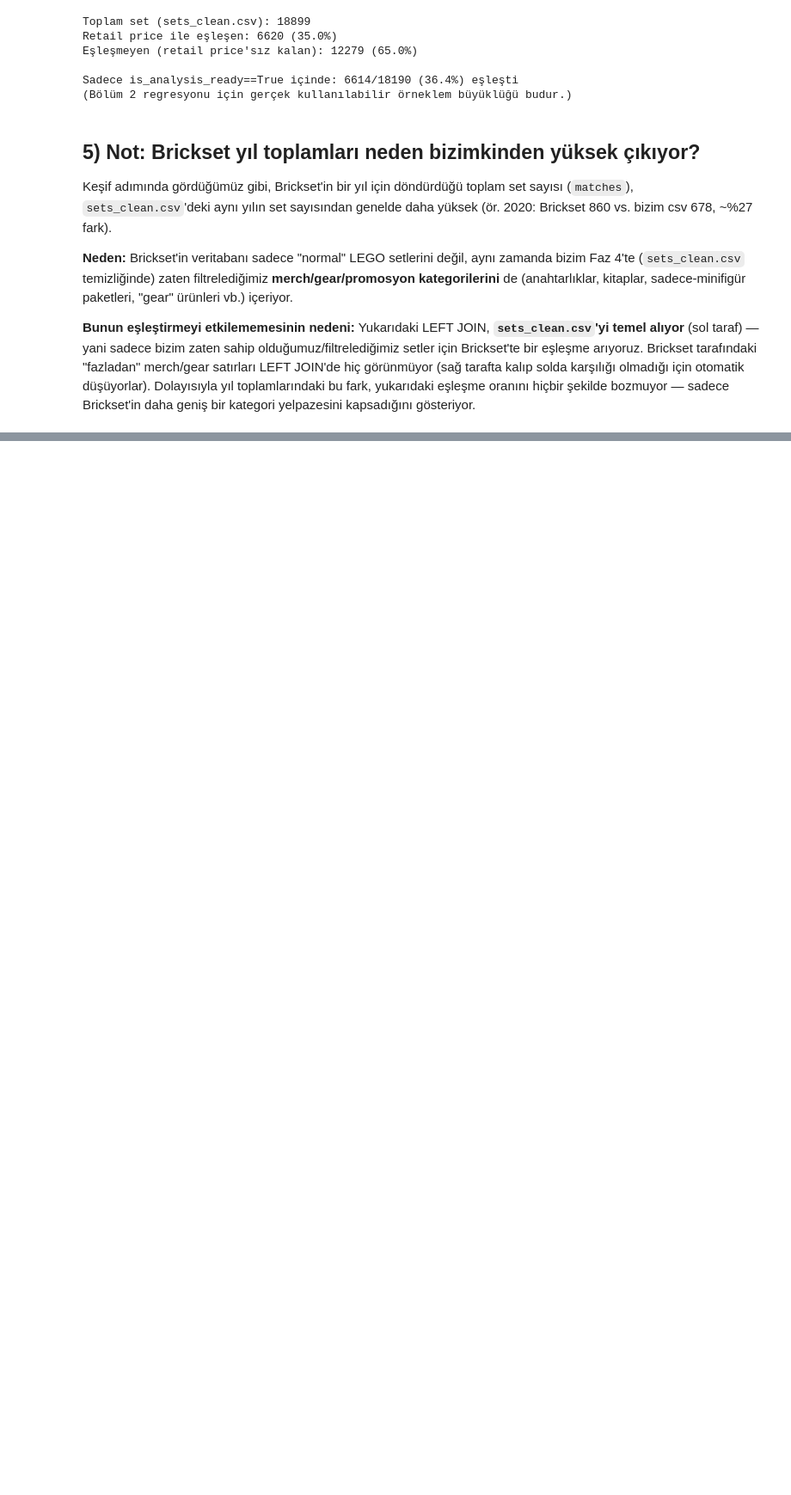
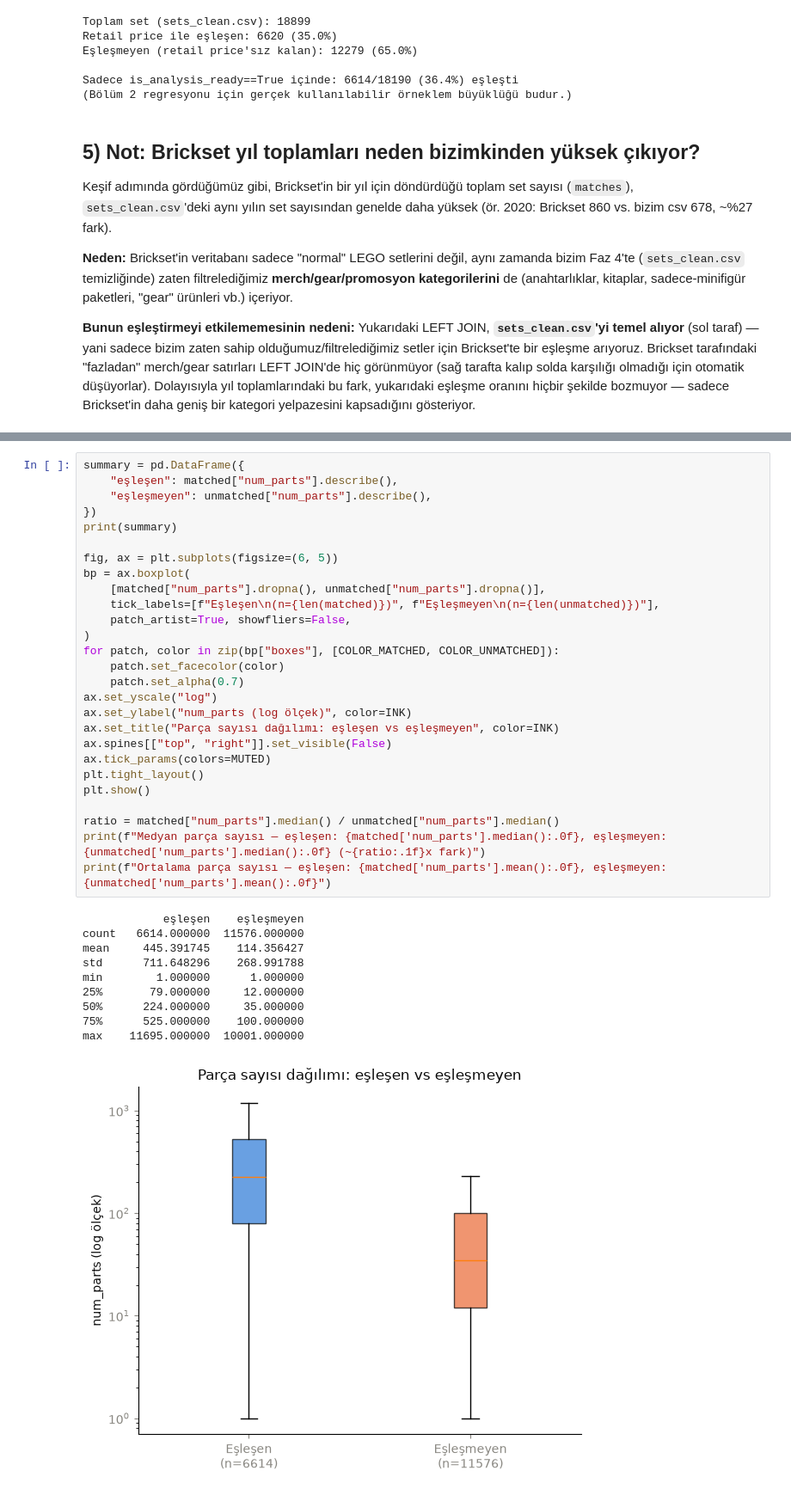
Before and after one commit to didemmrsln/brick-by-brick-lego-analysis, a Jupyter notebook: notebooks/05_fetch_brickset_prices.ipynb, the cells around one changed output, grey strips where cells are left out. Shown at 86% size. Drawn from its saved outputs; the diff is of its cells as text; blank space fills up the shorter version.

```diff
--- a/notebooks/05_fetch_brickset_prices.ipynb
+++ b/notebooks/05_fetch_brickset_prices.ipynb
@@ -184,0 +269,38 @@ kategori yelpazesini kapsadığını gösteriyor.
+# %%
+summary = pd.DataFrame({
+    "eşleşen": matched["num_parts"].describe(),
+    "eşleşmeyen": unmatched["num_parts"].describe(),
+})
+print(summary)
+
+fig, ax = plt.subplots(figsize=(6, 5))
+bp = ax.boxplot(
+    [matched["num_parts"].dropna(), unmatched["num_parts"].dropna()],
+    tick_labels=[f"Eşleşen\n(n={len(matched)})", f"Eşleşmeyen\n(n={len(unmatched)})"],
+    patch_artist=True, showfliers=False,
+)
+for patch, color in zip(bp["boxes"], [COLOR_MATCHED, COLOR_UNMATCHED]):
+    patch.set_facecolor(color)
+    patch.set_alpha(0.7)
+ax.set_yscale("log")
+ax.set_ylabel("num_parts (log ölçek)", color=INK)
+ax.set_title("Parça sayısı dağılımı: eşleşen vs eşleşmeyen", color=INK)
+ax.spines[["top", "right"]].set_visible(False)
+ax.tick_params(colors=MUTED)
+plt.tight_layout()
+plt.show()
+
+ratio = matched["num_parts"].median() / unmatched["num_parts"].median()
+print(f"Medyan parça sayısı — eşleşen: {matched['num_parts'].median():.0f}, eşleşmeyen: {unmatched['num_parts'].median():.0f} (~{ratio:.1f}x fark)")
+print(f"Ortalama parça sayısı — eşleşen: {matched['num_parts'].mean():.0f}, eşleşmeyen: {unmatched['num_parts'].mean():.0f}")
+# %% [output]
+            eşleşen    eşleşmeyen
+count   6614.000000  11576.000000
+mean     445.391745    114.356427
+std      711.648296    268.991788
+min        1.000000      1.000000
+25%       79.000000     12.000000
+50%      224.000000     35.000000
+75%      525.000000    100.000000
+max    11695.000000  10001.000000
+[figure, added]
```
Also changed, not shown: parts of 9 cells of this notebook.
